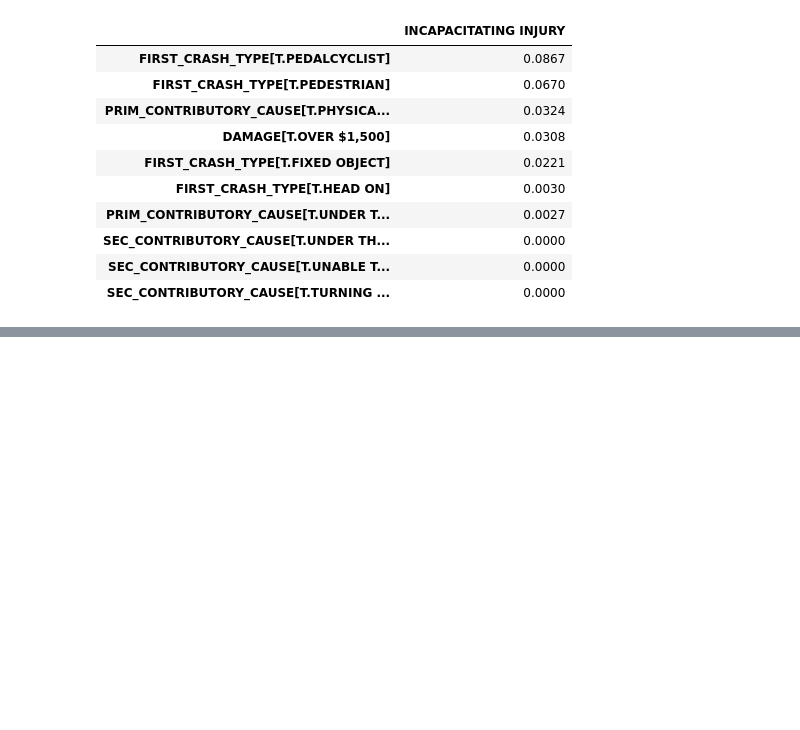
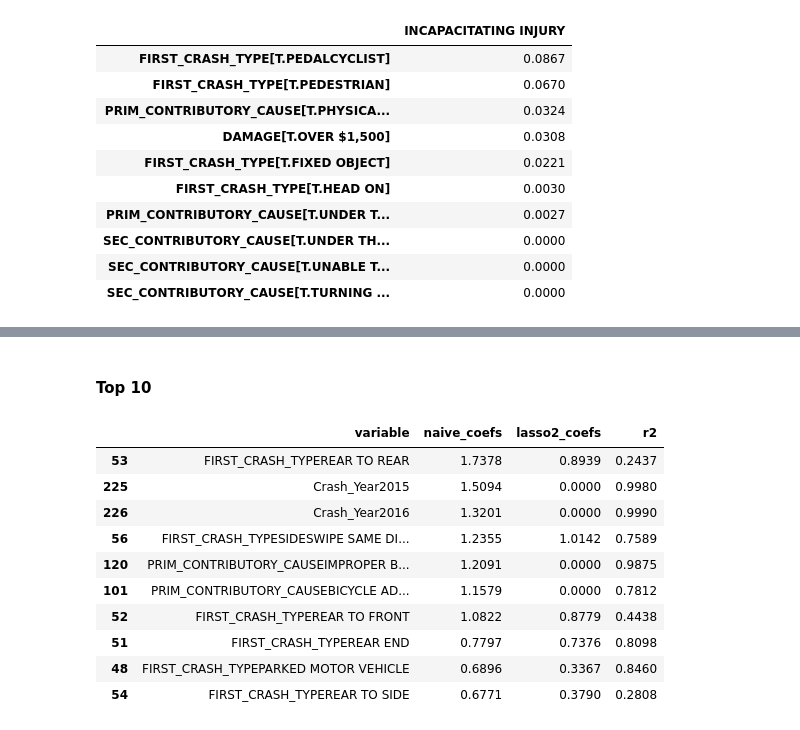
Before and after one commit to fsaudm/stat480_project, a Jupyter notebook: results_analysis.ipynb, the cells around one changed output, grey strips where cells are left out. Cells and saved outputs as stored; diff of their text form; code cells hidden in the pictures; blank space fills up the shorter version.

```diff
--- a/results_analysis.ipynb
+++ b/results_analysis.ipynb
@@ -147,0 +278,16 @@ pd.DataFrame(multinomial_coeffs['INCAPACITATING INJURY'].sort_values(ascending=F
+# %% [markdown]
+#### Top 10
+# %%
+causality.sort_values(by="naive_coefs", ascending=False).head(10)
+# %% [output]
+|  | variable | naive_coefs | lasso2_coefs | r2 |
+| 53 | FIRST_CRASH_TYPEREAR TO REAR | 1.7378 | 0.8939 | 0.2437 |
+| 225 | Crash_Year2015 | 1.5094 | 0.0000 | 0.9980 |
+| 226 | Crash_Year2016 | 1.3201 | 0.0000 | 0.9990 |
+| 56 | FIRST_CRASH_TYPESIDESWIPE SAME DI... | 1.2355 | 1.0142 | 0.7589 |
+| 120 | PRIM_CONTRIBUTORY_CAUSEIMPROPER B... | 1.2091 | 0.0000 | 0.9875 |
+| 101 | PRIM_CONTRIBUTORY_CAUSEBICYCLE AD... | 1.1579 | 0.0000 | 0.7812 |
+| 52 | FIRST_CRASH_TYPEREAR TO FRONT | 1.0822 | 0.8779 | 0.4438 |
+| 51 | FIRST_CRASH_TYPEREAR END | 0.7797 | 0.7376 | 0.8098 |
+| 48 | FIRST_CRASH_TYPEPARKED MOTOR VEHICLE | 0.6896 | 0.3367 | 0.8460 |
+| 54 | FIRST_CRASH_TYPEREAR TO SIDE | 0.6771 | 0.3790 | 0.2808 |
```
Also changed, not shown: parts of 18 cells of this notebook, 6 other files.
